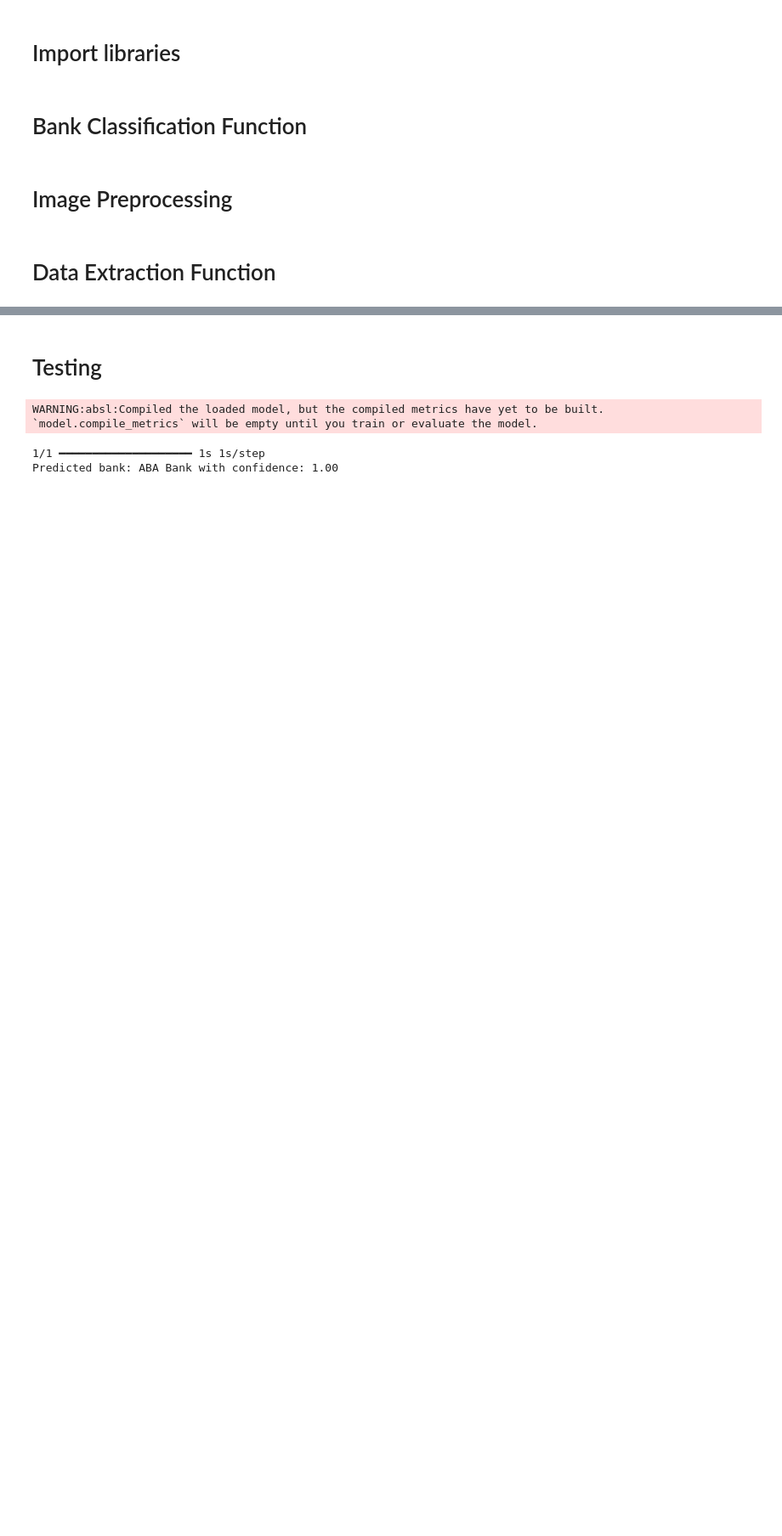
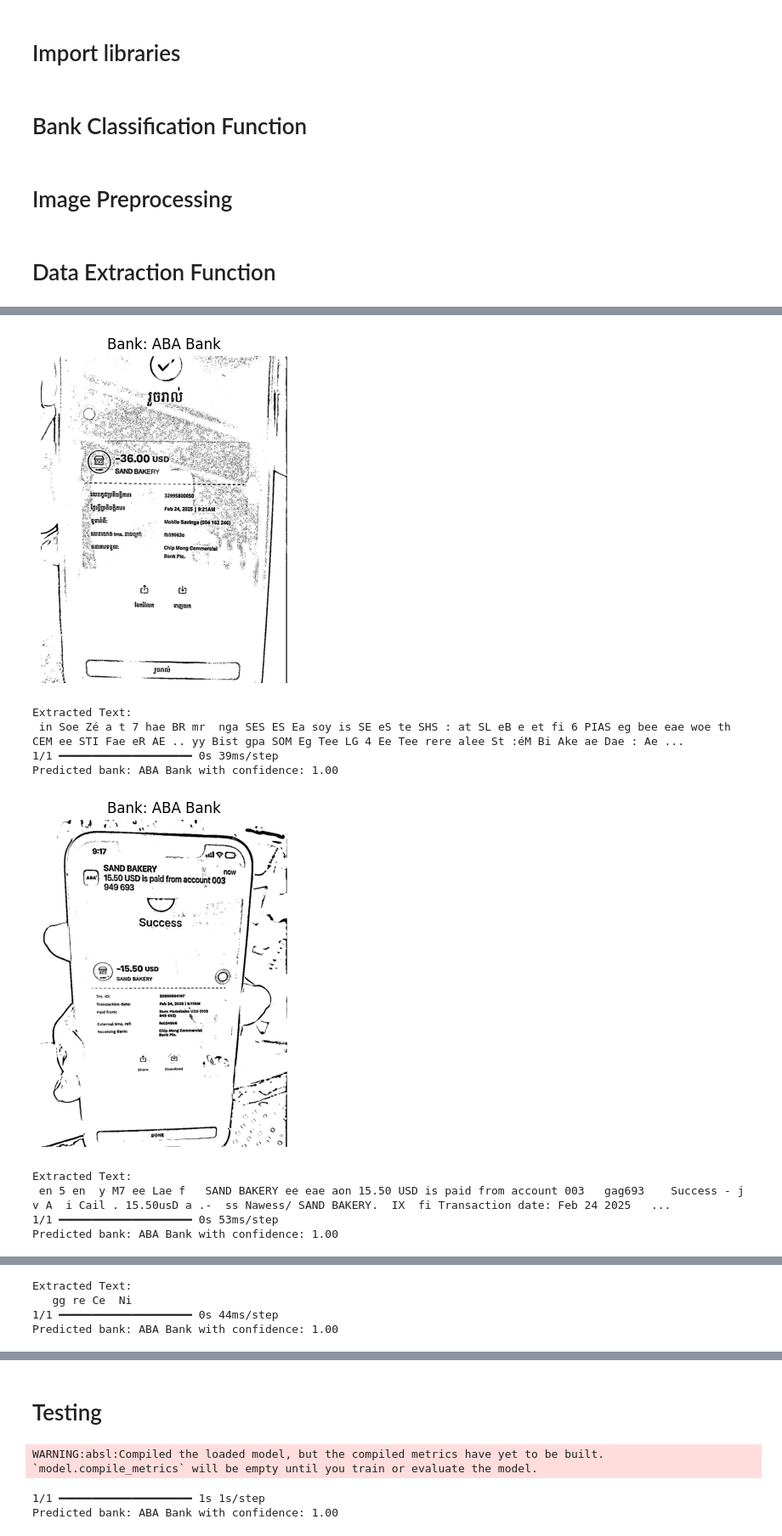
Before and after one commit to chantharith-NY/Bank-Transcript-Scanner, a Jupyter notebook: notebooks/Extract_data.ipynb, the cells around one changed output, grey strips where cells are left out. Shown at 85% size. Cells and saved outputs as stored; diff of their text form; code cells hidden in the pictures; blank space fills up the shorter version.

```diff
--- a/notebooks/Extract_data.ipynb
+++ b/notebooks/Extract_data.ipynb
@@ -87,0 +186,27 @@ def extract_data_aba(image) -> dict:
+# %%
+model_path = "../src/backend/models/bank_classification.h5"
+model = load_model(model_path)
+
+CLASS_INDEXES =["ABA Bank", "ACLIDA Bank", "Other"]
+
+folder_path = "../data/raw/chettra_test/"
+
+image_files = [f for f in os.listdir(folder_path) if f.endswith(('.png', '.jpg', 'jpeg', 'PNG'))]
+
+all_text = []
+
+for i, image_file in enumerate(image_files):
+    image_path = os.path.join(folder_path, image_file)
+    classified_image = classify_bank(image_path, model, CLASS_INDEXES)
+    preprocessed_image = preprocess_image(image_path)
+    extracted_text = extract_all_text(image_path)
+
+    plt.figure(figsize=(5, 5))
+    plt.imshow(preprocessed_image, cmap='gray')
+    plt.title(f"Bank: {classified_image}")
+    plt.axis('off')
+    plt.show()
+    print(f"Extracted Text:\n {extracted_text}")
+
+    all_text.append(extracted_text)
+# %% [output]
@@ -87,0 +216,10 @@ def extract_data_aba(image) -> dict:
+[figure, added]
+Extracted Text:
+ in Soe Zé a t 7 hae BR mr  nga SES ES Ea soy is SE eS te SHS : at SL eB e et fi 6 PIAS eg bee eae woe th CEM ee STI Fae eR AE .. yy Bist gpa SOM Eg Tee LG 4 Ee Tee rere alee St :éM Bi Ake ae Dae : Ae ...
+1/1 ━━━━━━━━━━━━━━━━━━━━ 0s 39ms/step
+Predicted bank: ABA Bank with confidence: 1.00
+[figure, added]
+Extracted Text:
+ en 5 en  y M7 ee Lae f   SAND BAKERY ee eae aon 15.50 USD is paid from account 003   gag693    Success - j v A  i Cail . 15.50usD a .-  ss Nawess/ SAND BAKERY.  IX  fi Transaction date: Feb 24 2025   ...
+1/1 ━━━━━━━━━━━━━━━━━━━━ 0s 53ms/step
+Predicted bank: ABA Bank with confidence: 1.00
@@ -87,0 +227,4 @@ def extract_data_aba(image) -> dict:
+Extracted Text:
+   gg re Ce  Ni
+1/1 ━━━━━━━━━━━━━━━━━━━━ 0s 44ms/step
+Predicted bank: ABA Bank with confidence: 1.00
```
Also changed, not shown: parts of 7 cells of this notebook, 15 other files.
